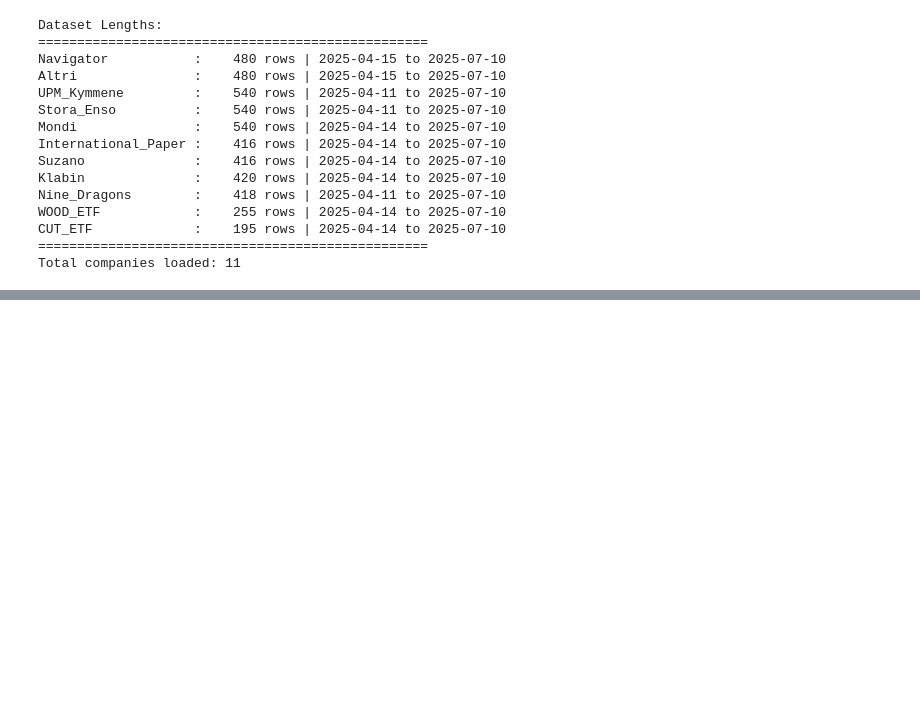
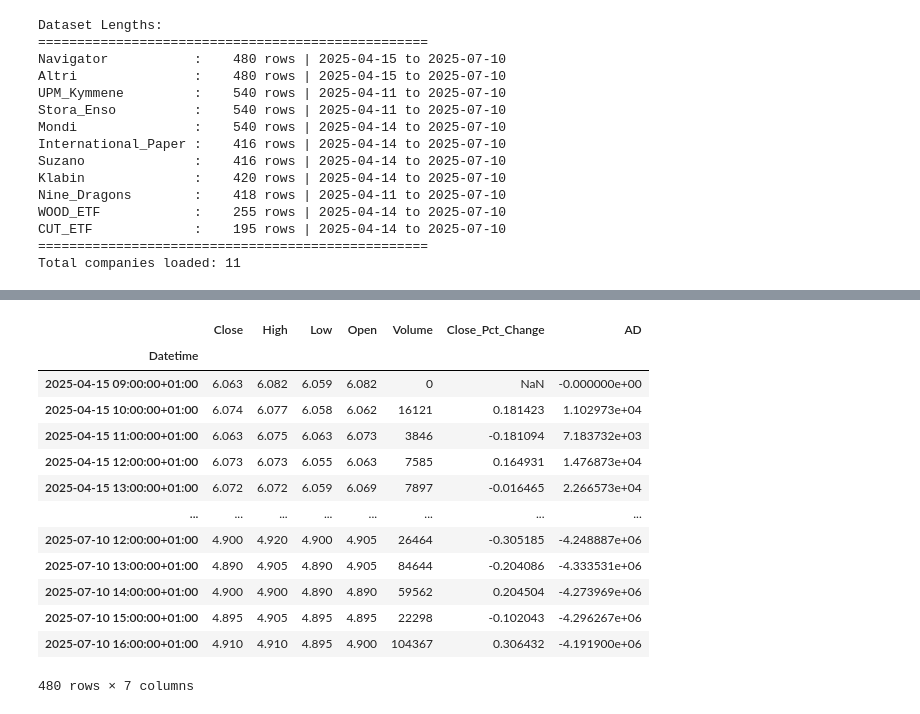
Before and after one commit to Notplays/Financial-trading-trees, a Jupyter notebook: notebook.ipynb, the cells around one changed output, grey strips where cells are left out. Saved outputs shown, nothing was run; the diff lists cells and outputs as text; code cells hidden in the pictures; blank space fills up the shorter version.

```diff
--- a/notebook.ipynb
+++ b/notebook.ipynb
@@ -184,0 +329,17 @@ Total companies loaded: 11
+# %%
+altri
+# %% [output]
+|  | Close | High | Low | Open | Volume | Close_Pct_Change | AD |
+| Datetime |  |  |  |  |  |  |  |
+| 2025-04-15 09:00:00+01:00 | 6.063 | 6.082 | 6.059 | 6.082 | 0 | NaN | -0.000000e+00 |
+| 2025-04-15 10:00:00+01:00 | 6.074 | 6.077 | 6.058 | 6.062 | 16121 | 0.181423 | 1.102973e+04 |
+| 2025-04-15 11:00:00+01:00 | 6.063 | 6.075 | 6.063 | 6.073 | 3846 | -0.181094 | 7.183732e+03 |
+| 2025-04-15 12:00:00+01:00 | 6.073 | 6.073 | 6.055 | 6.063 | 7585 | 0.164931 | 1.476873e+04 |
+| 2025-04-15 13:00:00+01:00 | 6.072 | 6.072 | 6.059 | 6.069 | 7897 | -0.016465 | 2.266573e+04 |
+| ... | ... | ... | ... | ... | ... | ... | ... |
+| 2025-07-10 12:00:00+01:00 | 4.900 | 4.920 | 4.900 | 4.905 | 26464 | -0.305185 | -4.248887e+06 |
+| 2025-07-10 13:00:00+01:00 | 4.890 | 4.905 | 4.890 | 4.905 | 84644 | -0.204086 | -4.333531e+06 |
+| 2025-07-10 14:00:00+01:00 | 4.900 | 4.900 | 4.890 | 4.890 | 59562 | 0.204504 | -4.273969e+06 |
+| 2025-07-10 15:00:00+01:00 | 4.895 | 4.905 | 4.895 | 4.895 | 22298 | -0.102043 | -4.296267e+06 |
+| 2025-07-10 16:00:00+01:00 | 4.910 | 4.910 | 4.895 | 4.900 | 104367 | 0.306432 | -4.191900e+06 |
+480 rows × 7 columns
```
Also changed, not shown: parts of 11 cells of this notebook.
